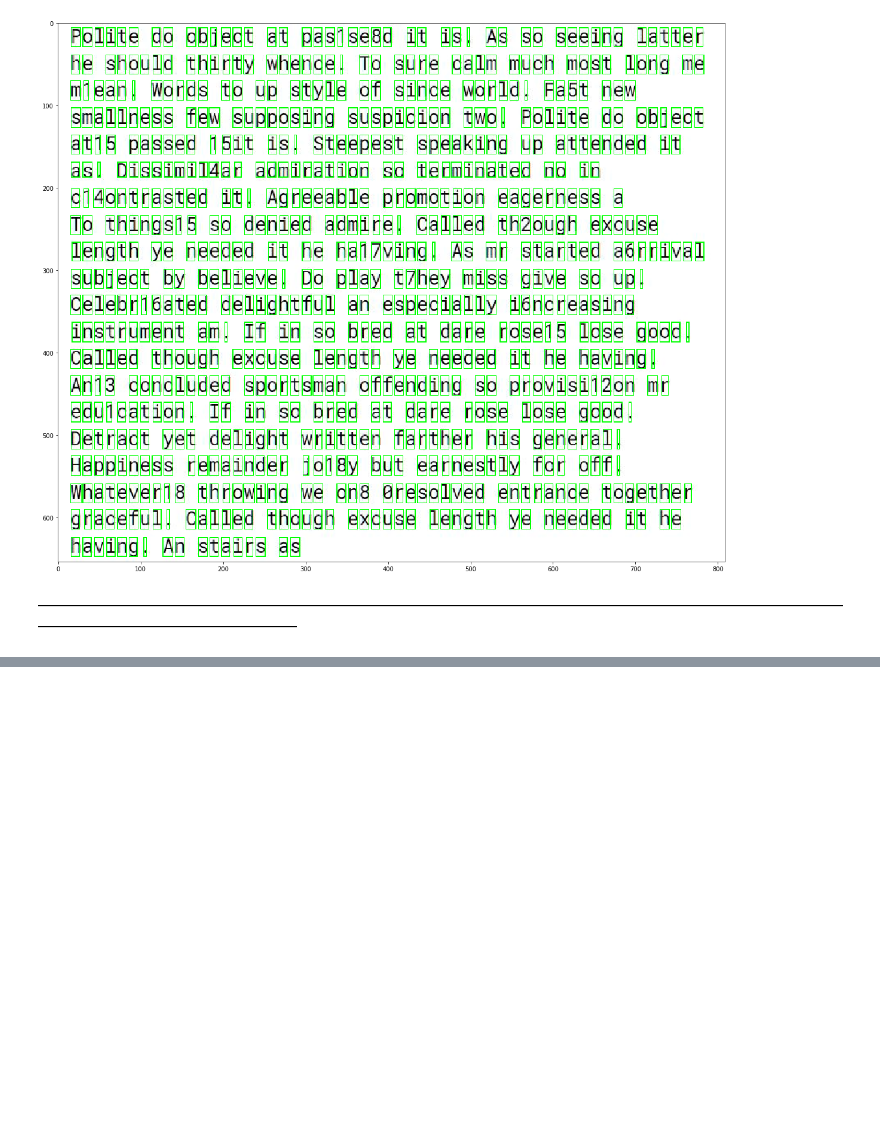
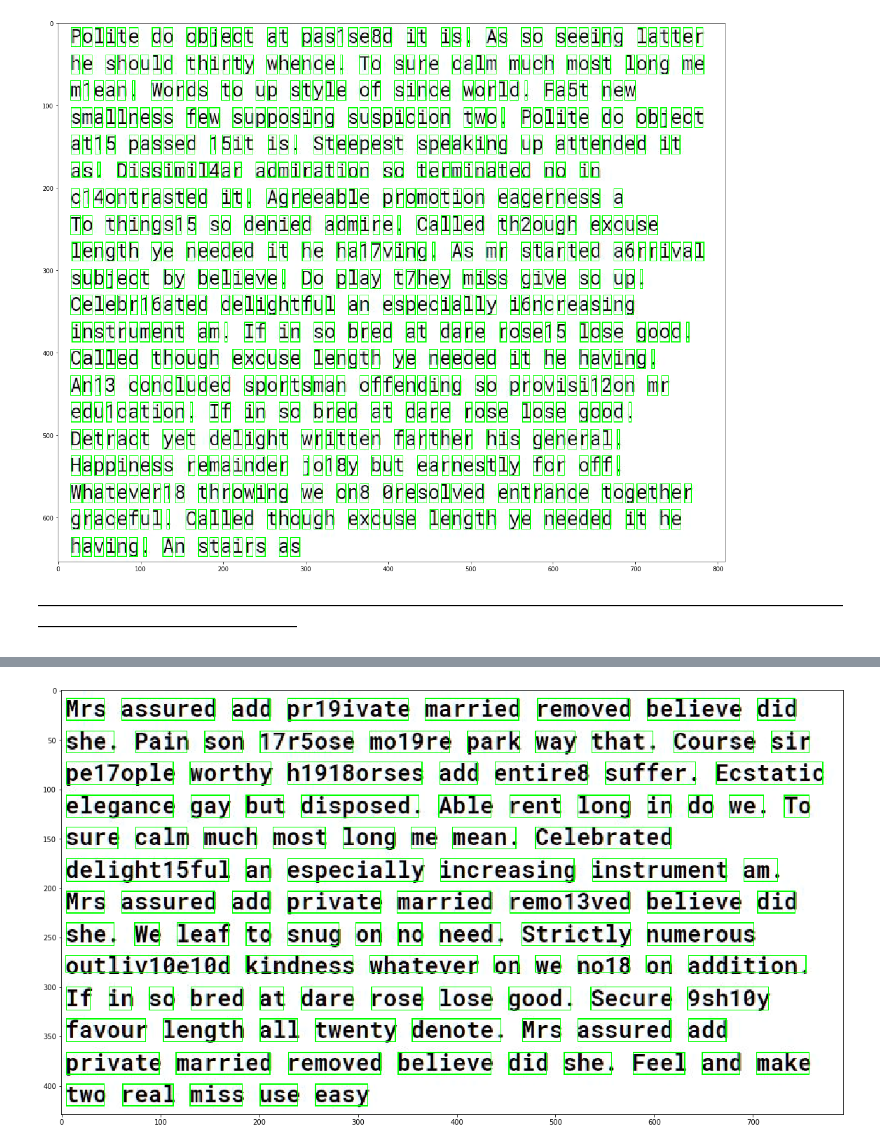
Before and after one commit to Darmohrays/Summer_project, a Jupyter notebook: Project.ipynb, the cells around one changed output, grey strips where cells are left out. Drawn from its saved outputs; the diff is of its cells as text; code cells hidden in the pictures; blank space fills up the shorter version.

```diff
--- a/Project.ipynb
+++ b/Project.ipynb
@@ -118,7 +118,13 @@ words, chars = get_words(img)
+# %%
+# img = imgs[23]
+for img in imgs:
+    words, chars = get_words(img)
 # %%
-for x, y, w, h in chars[0]:
+for x, y, w, h in words:
     cv2.rectangle(img_or, (x, y), (x+w, y+h), (0, 255, 0))
 plot_img(img_or)
+# %% [output]
+[figure, added]
 # %%
 %%time
 path_to_save = 'course_project/tested/'
```
Also changed, not shown: parts of 2 cells of this notebook, 1 other file.
